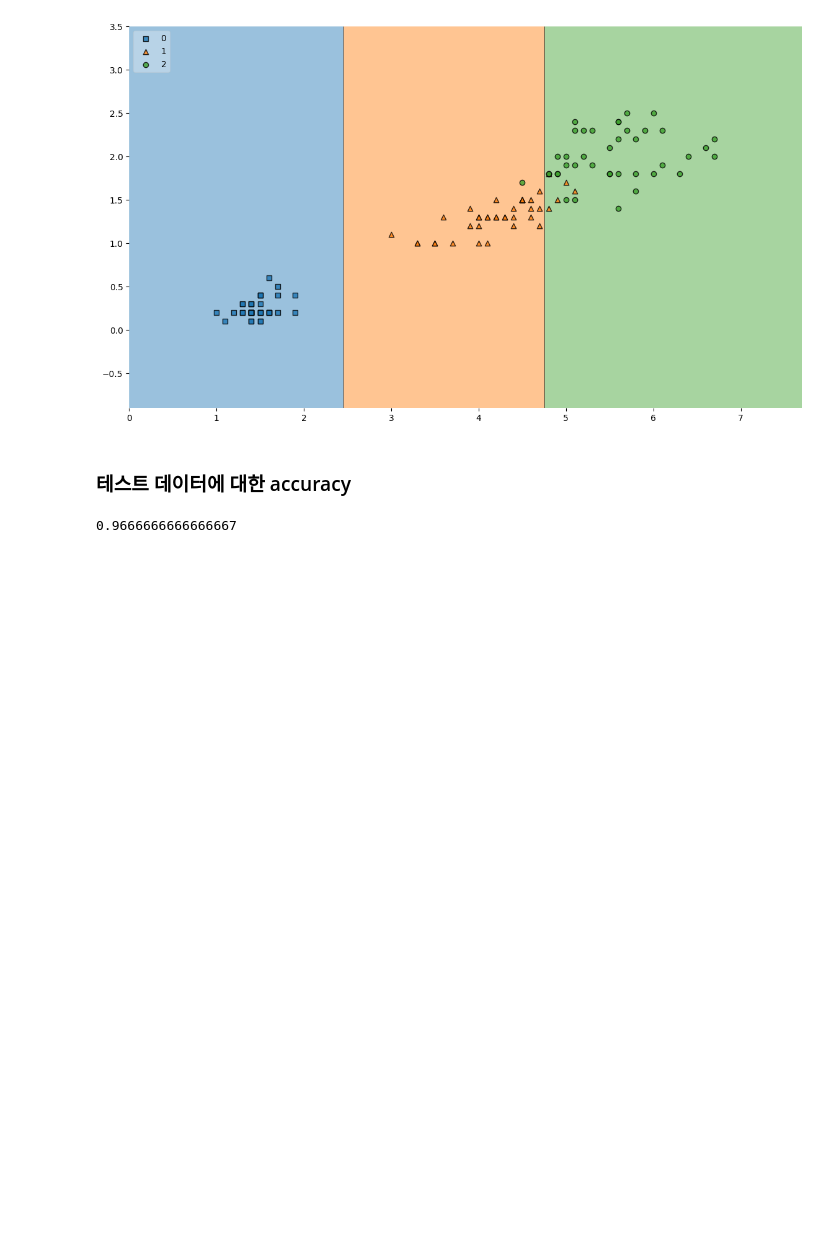
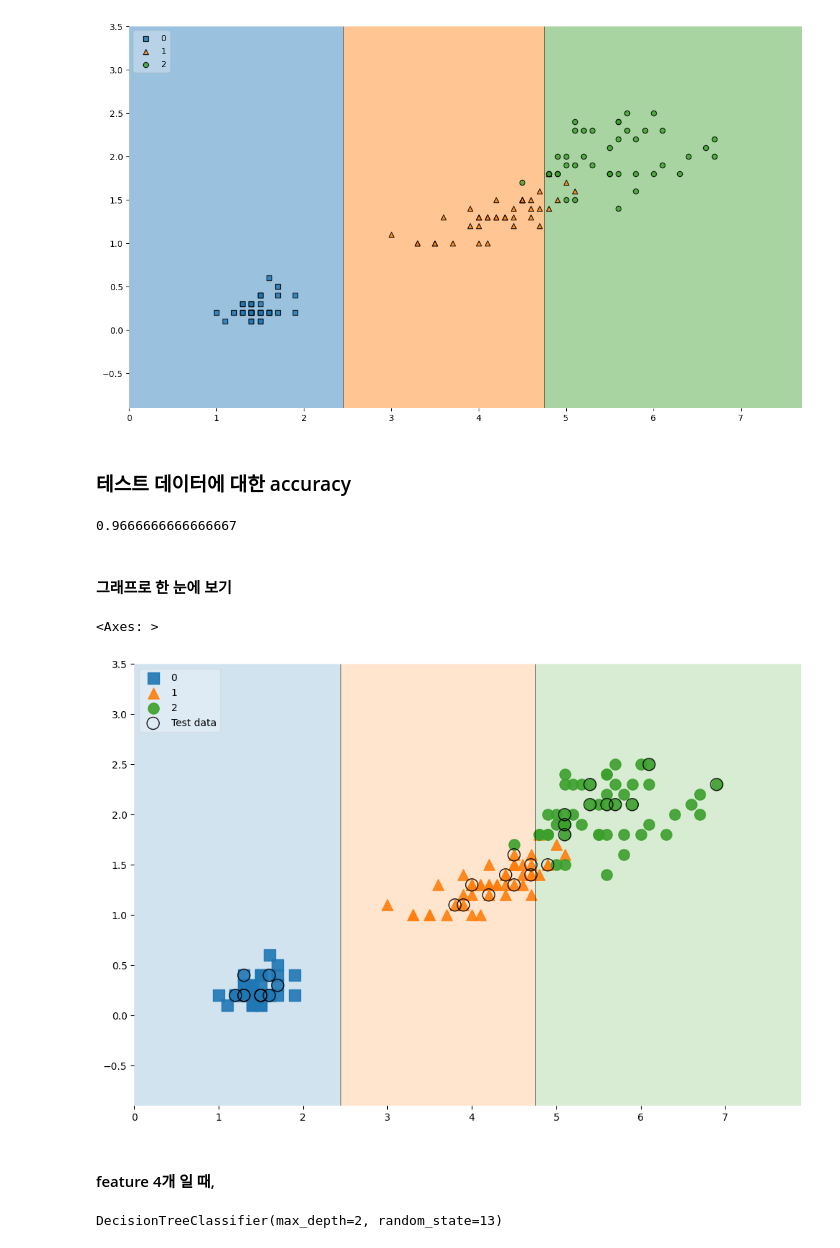
Before and after one commit to offpython/MachineLearning, a Jupyter notebook: ws_iris/iris2.ipynb, the cells around one changed output. Cells and saved outputs as stored; diff of their text form; code cells hidden in the pictures; blank space fills up the shorter version.

Commit message:
iris_train/test

```diff
--- a/ws_iris/iris2.ipynb
+++ b/ws_iris/iris2.ipynb
@@ -78,3 +78,34 @@ y_pred_test = iris_tree.predict(X_test)
 accuracy_score(y_test, y_pred_test)
 # %% [output]
 0.9666666666666667
+# %% [markdown]
+#### 그래프로 한 눈에 보기
+# %%
+scatter_highlight_kwargs = {'s':150, 'label':'Test data', 'alpha':0.9}
+scatter_kwargs = {'s':120, 'edgecolor':None, 'alpha':0.9}
+
+plt.figure(figsize=(12, 8))
+plot_decision_regions(X=features, y=labels,
+                      X_highlight=X_test, clf=iris_tree, legend=2,
+                      scatter_highlight_kwargs=scatter_highlight_kwargs,
+                      scatter_kwargs=scatter_kwargs,
+                      contourf_kwargs={'alpha':0.2}
+                      )
+# %% [output]
+<Axes: >
+[figure, added]
+# %% [markdown]
+#### feature 4개 일 때,
+# %%
+features = iris.data
+labels = iris.target
+
+X_train, X_test, y_train, y_test = train_test_split(features, labels,
+                                                    test_size=0.2,
+                                                    stratify=labels,
+                                                    random_state=13)
+
+iris_tree = DecisionTreeClassifier(max_depth=2, random_state=13)
+iris_tree.fit(X_train, y_train)
+# %% [output]
+DecisionTreeClassifier(max_depth=2, random_state=13)
```
Also changed, not shown: parts of 21 cells of this notebook.
